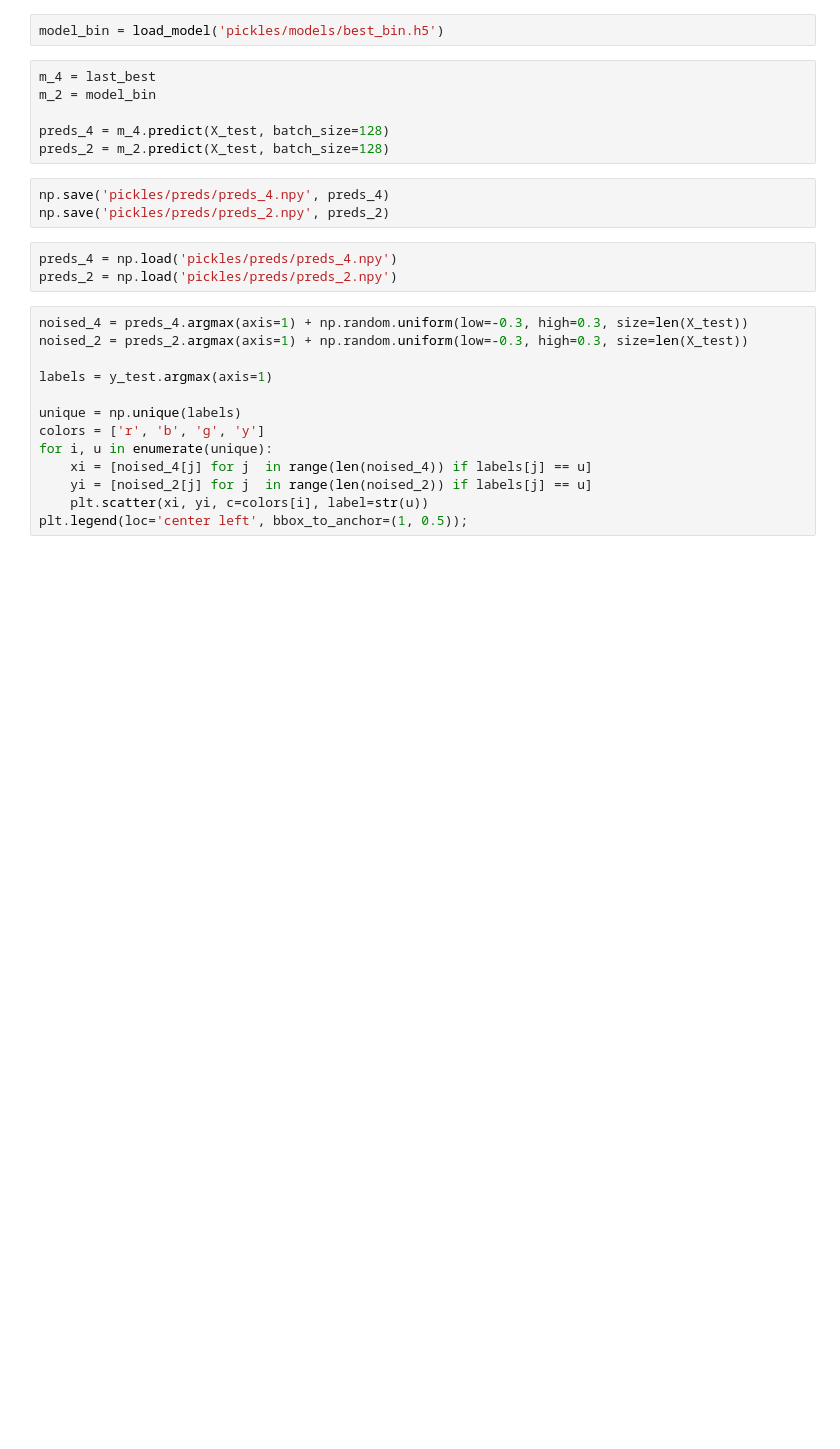
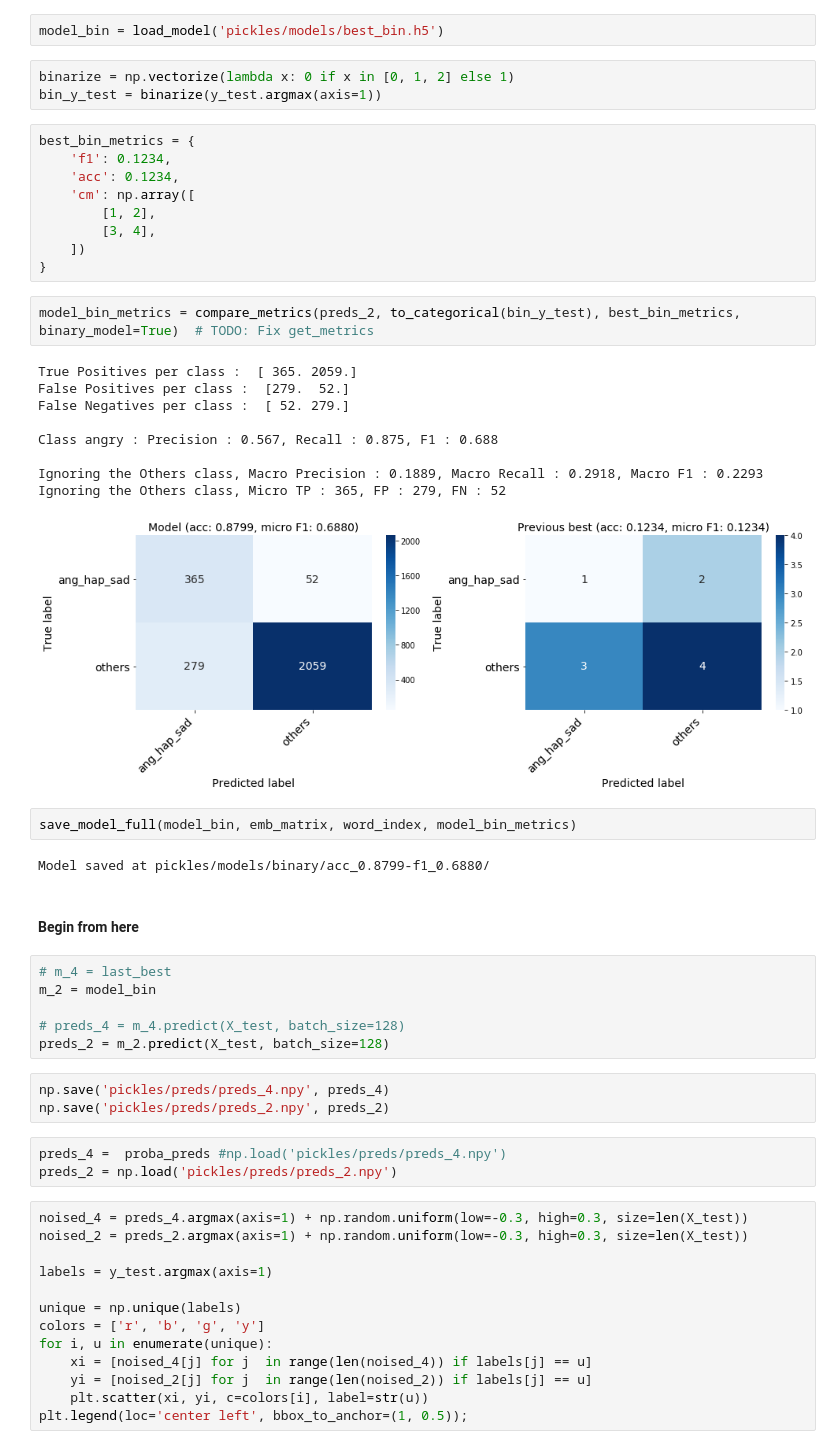
Before and after one commit to Garfounkel/emotion_analysis, a Jupyter notebook: playground.ipynb, the cells around one changed output. Saved outputs shown, nothing was run; the diff lists cells and outputs as text; blank space fills up the shorter version.

Commit message:
[SRC] Better handling for ensemble, binary and categorical mods

```diff
--- a/playground.ipynb
+++ b/playground.ipynb
@@ -275,17 +322,47 @@ Epoch 00005: val_loss did not improve from 0.26821
 ### Plot model 4 vs model 2
 # %%
 model_bin = load_model('pickles/models/best_bin.h5')
+# %%
+binarize = np.vectorize(lambda x: 0 if x in [0, 1, 2] else 1)
+bin_y_test = binarize(y_test.argmax(axis=1))
+# %%
+best_bin_metrics = {
+    'f1': 0.1234,
+    'acc': 0.1234,
+    'cm': np.array([
+        [1, 2],
+        [3, 4],
+    ])
+}
+# %%
+model_bin_metrics = compare_metrics(preds_2, to_categorical(bin_y_test), best_bin_metrics, binary_model=True)  # TODO: Fix get_metrics
+# %% [output]
+True Positives per class :  [ 365. 2059.]
+False Positives per class :  [279.  52.]
+False Negatives per class :  [ 52. 279.]
+
+Class angry : Precision : 0.567, Recall : 0.875, F1 : 0.688
+
+Ignoring the Others class, Macro Precision : 0.1889, Macro Recall : 0.2918, Macro F1 : 0.2293
+Ignoring the Others class, Micro TP : 365, FP : 279, FN : 52
+[figure, added]
+# %%
+save_model_full(model_bin, emb_matrix, word_index, model_bin_metrics)
+# %% [output]
+Model saved at pickles/models/binary/acc_0.8799-f1_0.6880/
+# %% [markdown]
+#### Begin from here
 # %%
-m_4 = last_best
+# m_4 = last_best
 m_2 = model_bin
 
-preds_4 = m_4.predict(X_test, batch_size=128)
+# preds_4 = m_4.predict(X_test, batch_size=128)
 preds_2 = m_2.predict(X_test, batch_size=128)
 # %%
 np.save('pickles/preds/preds_4.npy', preds_4)
 np.save('pickles/preds/preds_2.npy', preds_2)
 # %%
-preds_4 = np.load('pickles/preds/preds_4.npy')
+preds_4 =  proba_preds #np.load('pickles/preds/preds_4.npy')
 preds_2 = np.load('pickles/preds/preds_2.npy')
 # %%
 noised_4 = preds_4.argmax(axis=1) + np.random.uniform(low=-0.3, high=0.3, size=len(X_test))
```
Also changed, not shown: parts of 29 cells of this notebook, 2 other files.
